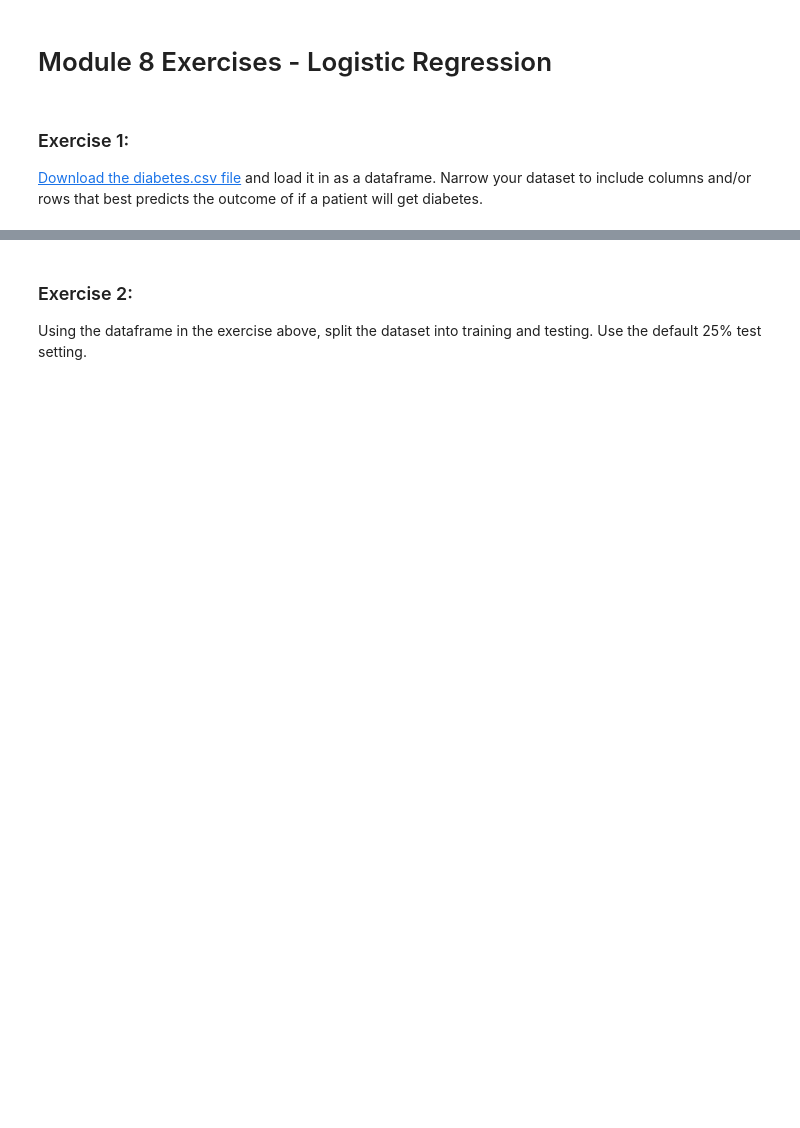
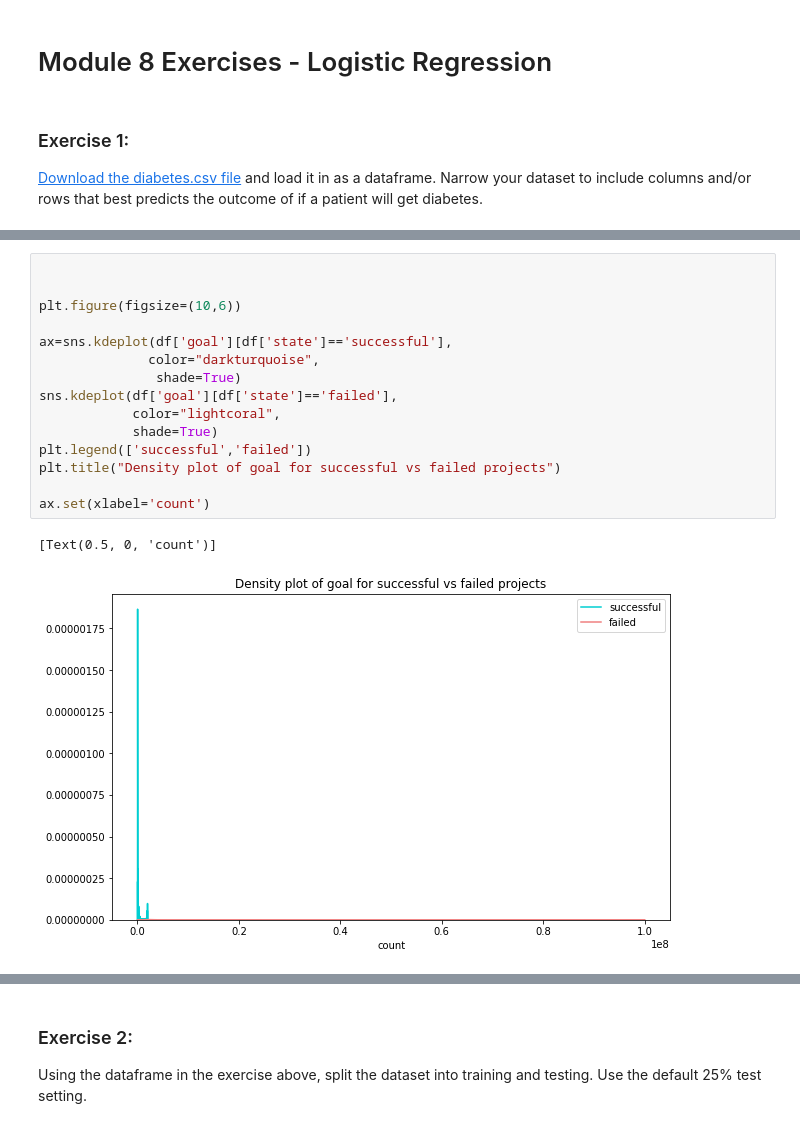
Before and after one commit to jcyang36/DataWeek1-120219, a Jupyter notebook: Module 1.8 Exercises.ipynb, the cells around one changed output, grey strips where cells are left out. Drawn from its saved outputs; the diff is of its cells as text; blank space fills up the shorter version.

Commit message:
Module 1.8 and 1.9 and Final Project

```diff
--- a/Module 1.8 Exercises.ipynb
+++ b/Module 1.8 Exercises.ipynb
@@ -6,0 +39,18 @@
+# %%
+
+
+plt.figure(figsize=(10,6))
+
+ax=sns.kdeplot(df['goal'][df['state']=='successful'],
+              color="darkturquoise",
+               shade=True)
+sns.kdeplot(df['goal'][df['state']=='failed'],
+            color="lightcoral",
+            shade=True)
+plt.legend(['successful','failed'])
+plt.title("Density plot of goal for successful vs failed projects")
+
+ax.set(xlabel='count')
+# %% [output]
+[Text(0.5, 0, 'count')]
+[figure, added]
```
Also changed, not shown: parts of 4 cells of this notebook, 1 other file.
